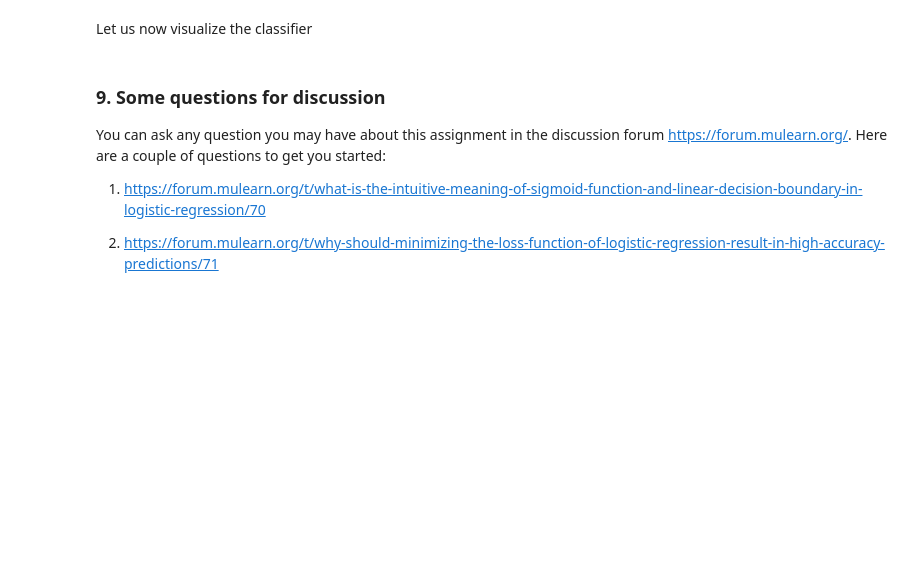
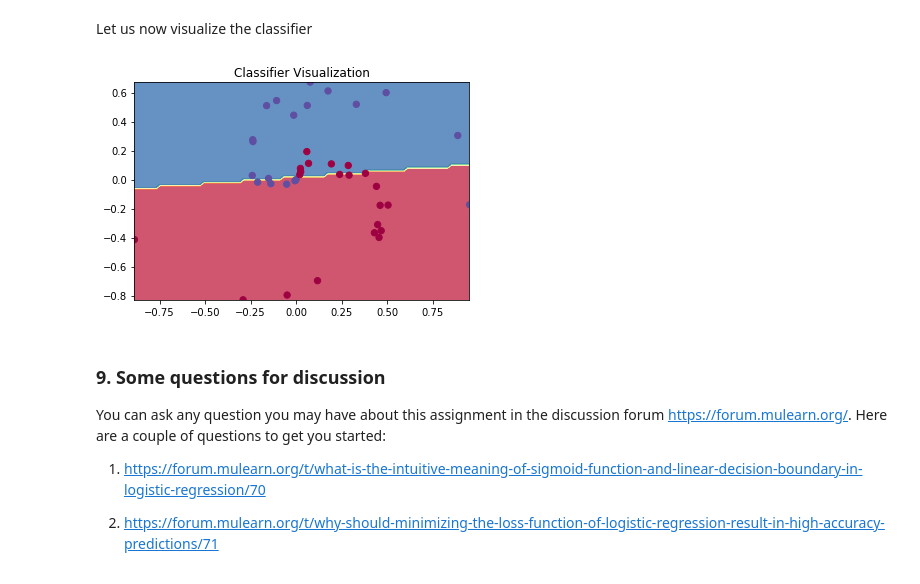
Before and after one commit to dilthoms/ai-ml-assignments, a Jupyter notebook: LogisticRegression/Implementing-Logistic-Regression.ipynb, the cells around one changed output. Drawn from its saved outputs; the diff is of its cells as text; code cells hidden in the pictures; blank space fills up the shorter version.

```diff
--- a/LogisticRegression/Implementing-Logistic-Regression.ipynb
+++ b/LogisticRegression/Implementing-Logistic-Regression.ipynb
@@ -356,7 +391,9 @@ print "Accuracy of prediction: " + str(np.sum(res == yhat_test)/float(res.shape[
 # %% [markdown]
 Let us now visualize the classifier
 # %%
-utils.vis_classifier(X_test,yhat_test,w,b)
+utils.vis_classifier(X_test,yhat_test,w,b,predict)
+# %% [output]
+[figure, added]
 # %% [markdown]
 ### 9. Some questions for discussion
 You can ask any question you may have about this assignment in the discussion forum https://forum.mulearn.org/. Here are a couple of questions to get you started:
```
Also changed, not shown: parts of 12 cells of this notebook, 2 other files.
